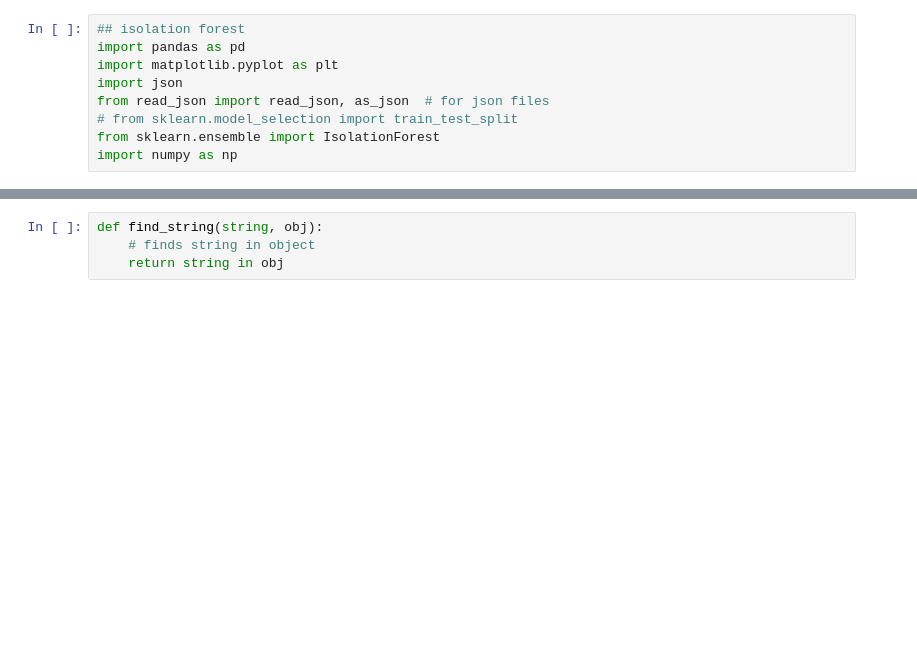
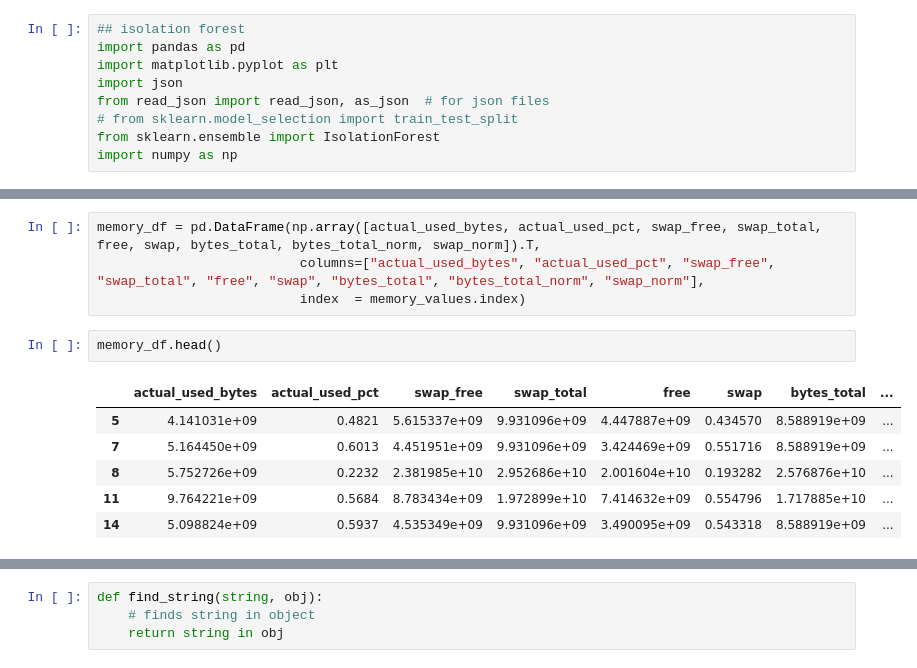
Before and after one commit to ModifiedBear/DSC-Datathon, a Jupyter notebook: isolation_jungle.ipynb, the cells around one changed output, grey strips where cells are left out. Saved outputs shown, nothing was run; the diff lists cells and outputs as text; blank space fills up the shorter version.

```diff
--- a/isolation_jungle.ipynb
+++ b/isolation_jungle.ipynb
@@ -13,0 +53,13 @@ data_host = data["host"].map(read_json)
+# %%
+memory_df = pd.DataFrame(np.array([actual_used_bytes, actual_used_pct, swap_free, swap_total, free, swap, bytes_total, bytes_total_norm, swap_norm]).T,
+                          columns=["actual_used_bytes", "actual_used_pct", "swap_free", "swap_total", "free", "swap", "bytes_total", "bytes_total_norm", "swap_norm"],
+                          index  = memory_values.index)
+# %%
+memory_df.head()
+# %% [output]
+|  | actual_used_bytes | actual_used_pct | swap_free | swap_total | free | swap | bytes_total | ... |
+| 5 | 4.141031e+09 | 0.4821 | 5.615337e+09 | 9.931096e+09 | 4.447887e+09 | 0.434570 | 8.588919e+09 | ... |
+| 7 | 5.164450e+09 | 0.6013 | 4.451951e+09 | 9.931096e+09 | 3.424469e+09 | 0.551716 | 8.588919e+09 | ... |
+| 8 | 5.752726e+09 | 0.2232 | 2.381985e+10 | 2.952686e+10 | 2.001604e+10 | 0.193282 | 2.576876e+10 | ... |
+| 11 | 9.764221e+09 | 0.5684 | 8.783434e+09 | 1.972899e+10 | 7.414632e+09 | 0.554796 | 1.717885e+10 | ... |
+| 14 | 5.098824e+09 | 0.5937 | 4.535349e+09 | 9.931096e+09 | 3.490095e+09 | 0.543318 | 8.588919e+09 | ... |
```
Also changed, not shown: parts of 10 cells of this notebook, 2 other files.
